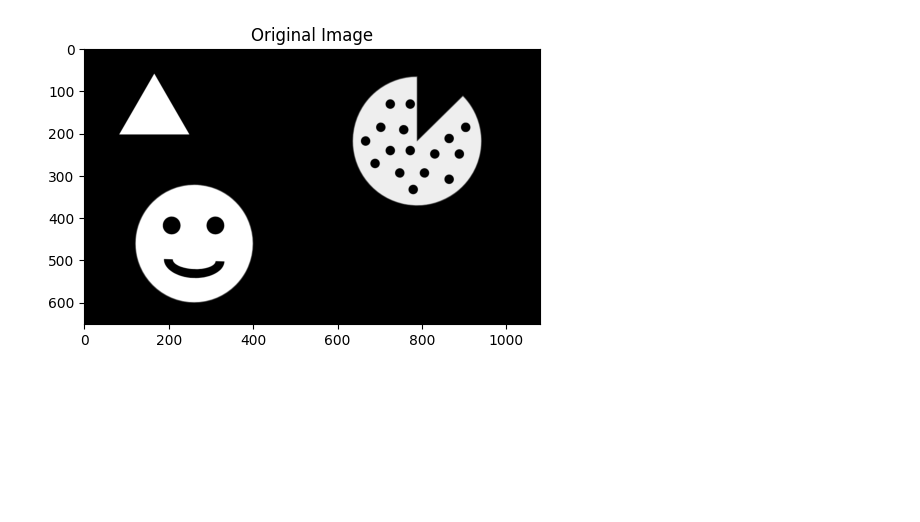
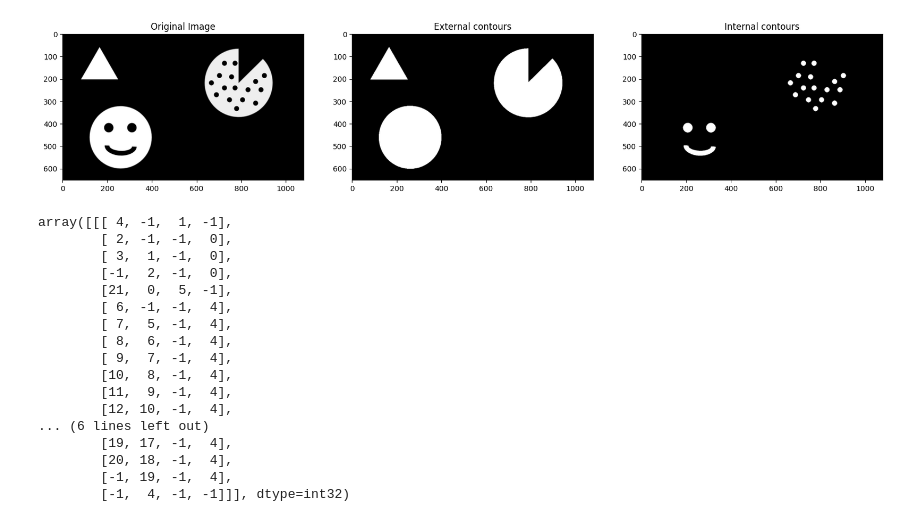
Before and after one commit to faranak5171/Computer-Vision-Projects, a Jupyter notebook: Object-Detection/Contour-Detection.ipynb, the cells around one changed output. Cells and saved outputs as stored; diff of their text form; code cells hidden in the pictures; blank space fills up the shorter version.

Commit message:
finish contour detection

```diff
--- a/Object-Detection/Contour-Detection.ipynb
+++ b/Object-Detection/Contour-Detection.ipynb
@@ -3,13 +3,47 @@ import cv2
 import numpy as np
 
 import plotimages
-# %%
-'''
-    Contour Detection - a curve joining al the continuous points
-'''
-img = cv2.imread('internal_external.png',0)
-
-figures = plotimages.plotimages(1,3)
-plotimages.display_img(figures, img, 'Original Image', 'gray')
-# %% [output]
-[figure, removed]
+# %%
+'''
+    Contour Detection - a curve joining al the continuous points
+'''
+
+figures = plotimages.plotimages(1,3)
+
+img = cv2.imread('internal_external.png',0)
+plotimages.display_img(figures, img, 'Original Image', 'gray')
+
+contours,hierarchy = cv2.findContours(img,cv2.RETR_CCOMP,cv2.CHAIN_APPROX_SIMPLE)
+external_contours = np.zeros(img.shape)
+internal_contours = np.zeros(img.shape)
+for i in range(len(contours)):
+    if hierarchy[0][i][3] == -1:
+        # external contour
+        cv2.drawContours(external_contours,contours,i,255,-1)
+    else:
+        cv2.drawContours(internal_contours,contours,i,255,-1)
+
+plotimages.display_img(figures, external_contours, 'External contours','gray')
+plotimages.display_img(figures, internal_contours, 'Internal contours','gray')
+# %% [output]
+[figure, added]
+# %%
+hierarchy
+# %% [output]
+array([[[ 4, -1,  1, -1],
+        [ 2, -1, -1,  0],
+        [ 3,  1, -1,  0],
+        [-1,  2, -1,  0],
+        [21,  0,  5, -1],
+        [ 6, -1, -1,  4],
+        [ 7,  5, -1,  4],
+        [ 8,  6, -1,  4],
+        [ 9,  7, -1,  4],
+        [10,  8, -1,  4],
+        [11,  9, -1,  4],
+        [12, 10, -1,  4],
+... (6 lines left out)
+        [19, 17, -1,  4],
+        [20, 18, -1,  4],
+        [-1, 19, -1,  4],
+        [-1,  4, -1, -1]]], dtype=int32)
```
